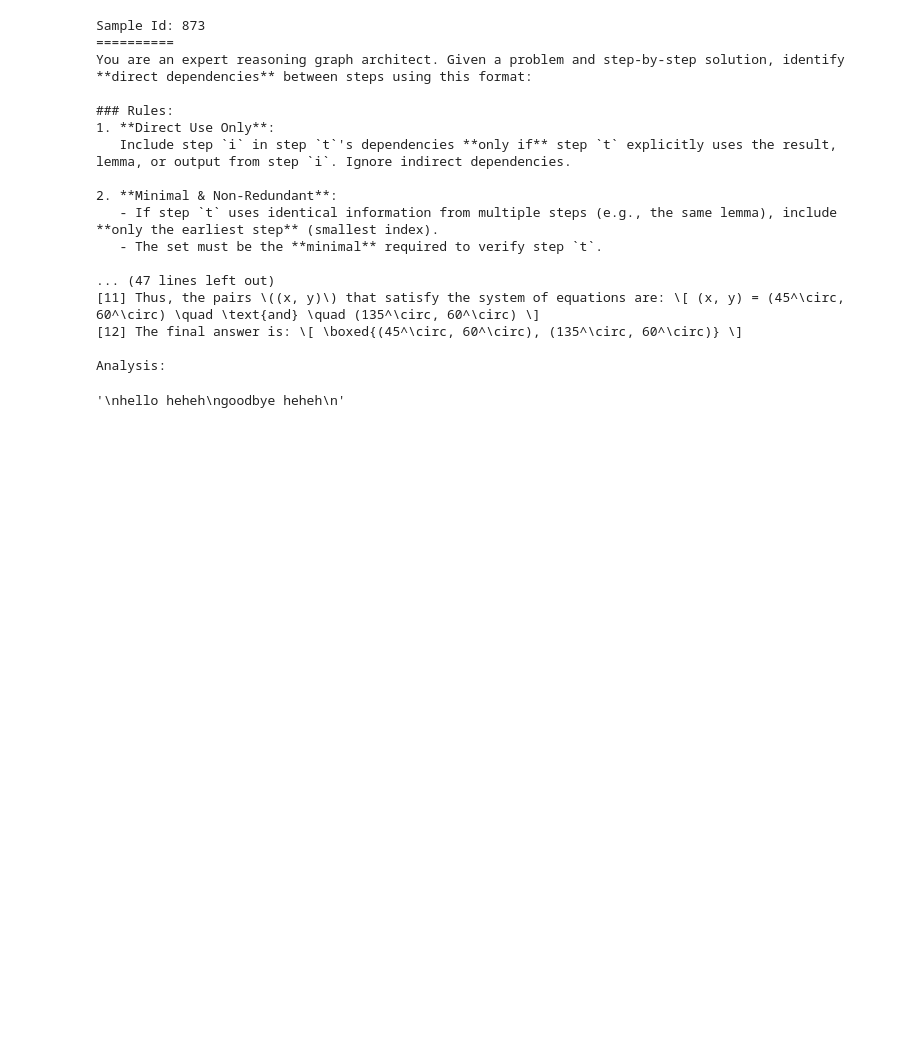
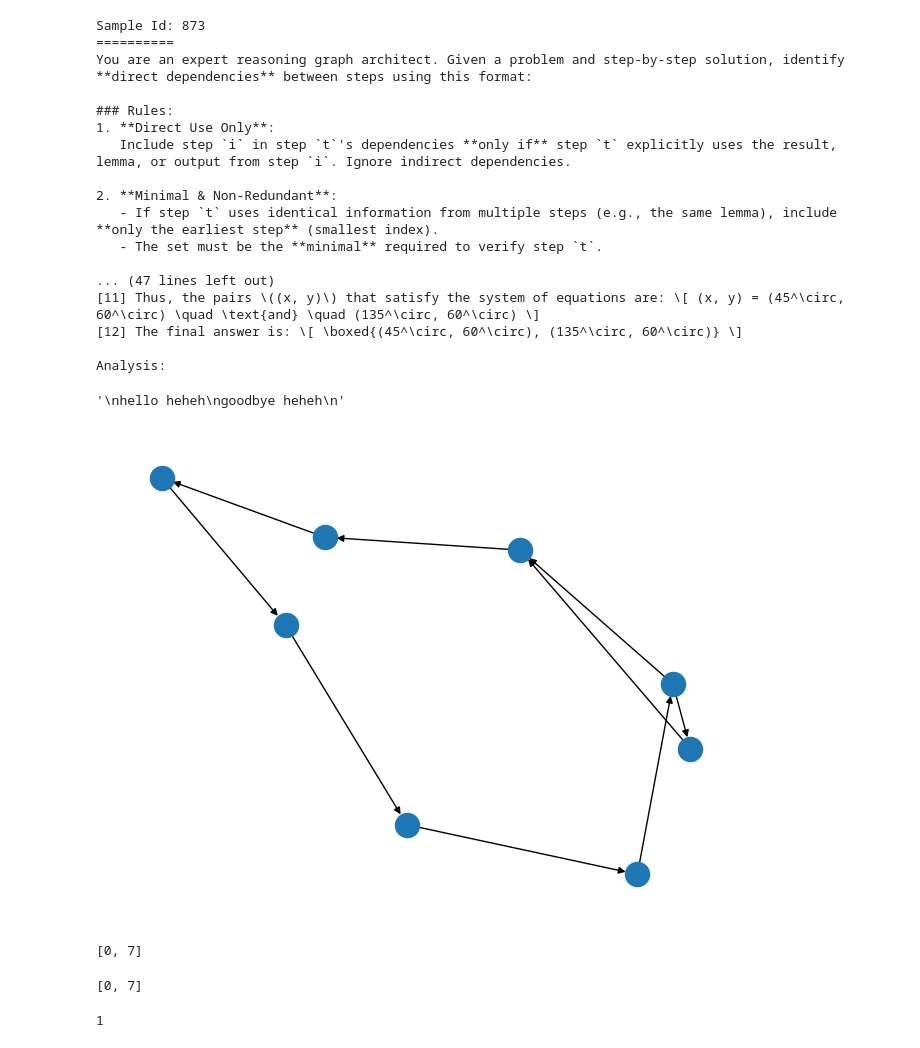
Before and after one commit to quangvinh2110/reward_model, a Jupyter notebook: Untitle.ipynb, the cells around one changed output. Drawn from its saved outputs; the diff is of its cells as text; code cells hidden in the pictures; blank space fills up the shorter version.

```diff
--- a/Untitle.ipynb
+++ b/Untitle.ipynb
@@ -801,0 +816,41 @@ tmp.format(name = "heheh")
+# %%
+import networkx as nx
+import matplotlib.pyplot as plt
+
+G = nx.DiGraph()
+G.add_node(0, content="Step 0")
+G.add_node(1, content="Step 1")
+G.add_node(2, content="Step 2")
+G.add_node(3, content="Step 3")
+G.add_node(4, content="Step 4")
+G.add_node(5, content="Step 5")
+G.add_node(6, content="Step 6")
+G.add_node(7, content="Step 7")
+G.add_edge(0, 1)
+G.add_edge(1, 2)
+G.add_edge(2, 3)
+G.add_edge(3, 4)
+G.add_edge(4, 5)
+G.add_edge(5, 6)
+G.add_edge(6, 7)
+G.add_edge(7, 1)
+G.add_edge(7, 0)
+
+pos = nx.spring_layout(G, seed=225)  # Seed for reproducible layout
+nx.draw(G, pos)
+plt.show()
+# %% [output]
+[figure, added]
+# %%
+i_nodes = list(G.predecessors(1))
+print(i_nodes)
+# %% [output]
+[0, 7]
+# %%
+i_nodes
+# %% [output]
+[0, 7]
+# %%
+7%2
+# %% [output]
+1
```
Also changed, not shown: parts of 5 cells of this notebook, 9 other files.
